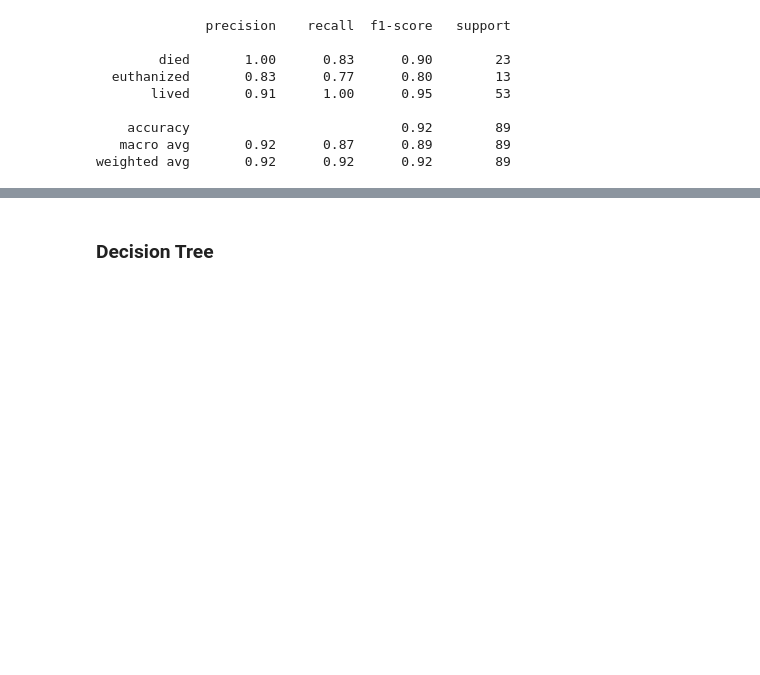
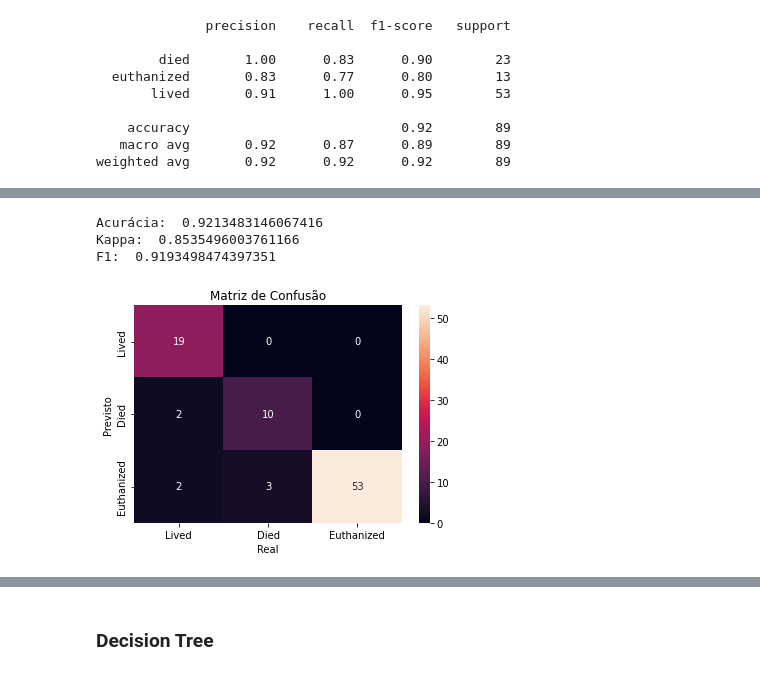
Before and after one commit to victorgrrtj/dmwork, a Jupyter notebook: Horse.ipynb, the cells around one changed output, grey strips where cells are left out. Cells and saved outputs as stored; diff of their text form; code cells hidden in the pictures; blank space fills up the shorter version.

```diff
--- a/Horse.ipynb
+++ b/Horse.ipynb
@@ -573,3 +605,16 @@ grid_search.best_params_
  'classiffier__gamma': 0.01,
  'classiffier__kernel': 'rbf'}
+# %%
+## SVM com melhores parâmetros, sem balanceamento
+
+clf = Pipe(steps=[('preprocessor', preprocessor),
+                  ('classifier', SVC(random_state=1, C=10, gamma=0.01, kernel='rbf'))])
+
+clf.fit(X_train, y_train)
+predict_and_evaluate(X_test, y_test)
+# %% [output]
+Acurácia:  0.9213483146067416
+Kappa:  0.8535496003761166
+F1:  0.9193498474397351
+[figure, added]
 # %%
```
Also changed, not shown: parts of 23 cells of this notebook.
